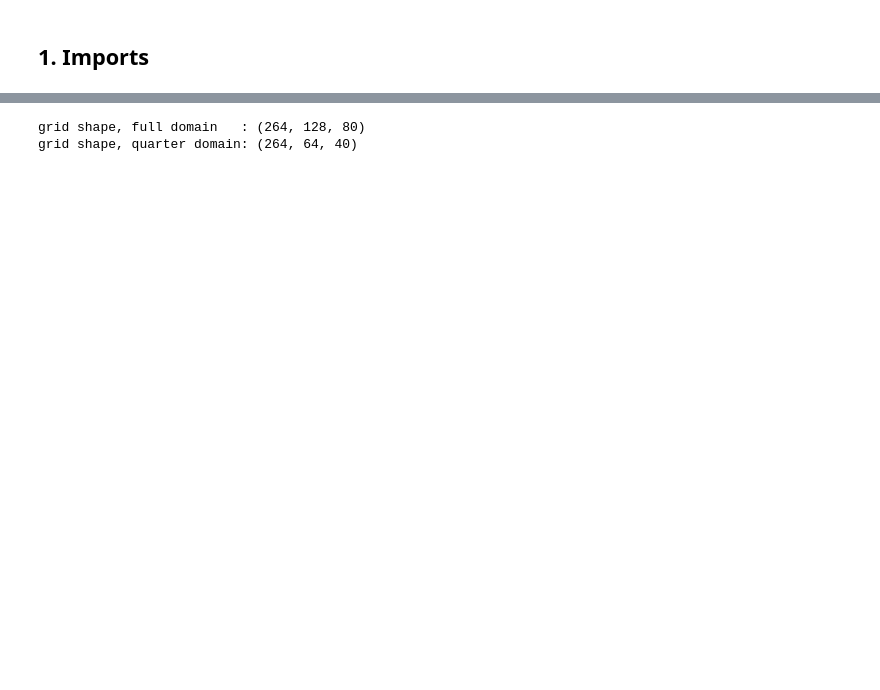
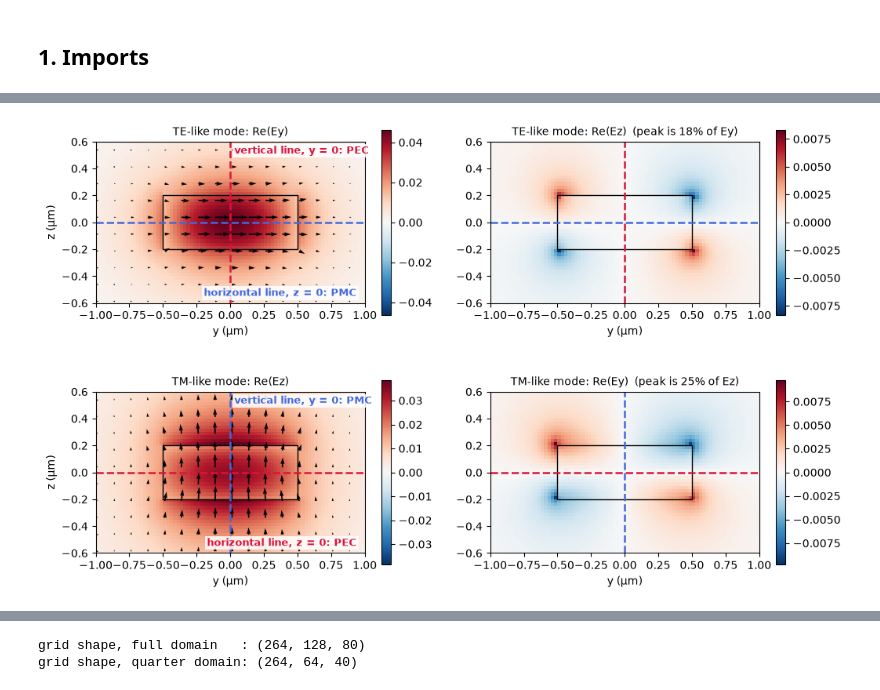
Before and after one commit to renaissancenerd/fdtdx-notebooks, a Jupyter notebook: advanced/02_simulation_symmetry.ipynb, the cells around one changed output, grey strips where cells are left out. Saved outputs shown, nothing was run; the diff lists cells and outputs as text; code cells hidden in the pictures; blank space fills up the shorter version.

```diff
--- a/advanced/02_simulation_symmetry.ipynb
+++ b/advanced/02_simulation_symmetry.ipynb
@@ -93,19 +70,0 @@ Afterwards `fdtdx.unfold_detector_states` mirrors the result back to the full vo
-# %%
-# A schematic of the waveguide cross-section (looking along the propagation direction x).
-fig, ax = plt.subplots(figsize=(5.2, 4))
-ax.add_patch(Rectangle((-0.5, -0.2), 1.0, 0.4, fc="#9ecae1", ec="k", lw=1.5))      # core
-ax.add_patch(Rectangle((0, 0), 0.9, 0.5, fc="#fdd49e", alpha=0.65, ec="none"))     # simulated quarter
-ax.axvline(0, color="crimson", ls="--", lw=2)
-ax.axhline(0, color="royalblue", ls="--", lw=2)
-ax.text(0.02, 0.56, "y = 0 plane: PEC wall (-1)", color="crimson", va="bottom", ha="left", fontsize=9)
-ax.text(0.92, 0.02, "z = 0 plane:\nPMC wall (+1)", color="royalblue", va="bottom", ha="right", fontsize=9)
-ax.text(-0.85, -0.45, "waveguide core: 1.0 µm x 0.4 µm", fontsize=9, ha="left", bbox=dict(fc="w", ec="none", pad=1))
-ax.text(0.45, 0.30, "simulated\nquarter", ha="center", va="center", fontsize=10, color="#a63603")
-ax.set_xlim(-0.9, 0.9)
-ax.set_ylim(-0.6, 0.75)
-ax.set_aspect("equal")
-ax.set_xlabel("y (µm)  -  width direction")
-ax.set_ylabel("z (µm)  -  thickness direction")
-ax.set_title("Cross-section: two mirror planes -> one quarter is enough")
-plt.tight_layout()
-plt.show()
@@ -113,0 +87,60 @@ plt.show()
+# %%
+# The two fundamental modes of the waveguide cross-section (the same core as the input waveguide below).
+# fdtdx.compute_mode is the mode solver that the mode source uses internally.
+dx_cs = 25e-9
+ny_cs, nz_cs = 128, 80
+eps_cs = np.full((1, ny_cs, nz_cs), 1.45**2)
+eps_cs[:, ny_cs // 2 - 20 : ny_cs // 2 + 20, nz_cs // 2 - 8 : nz_cs // 2 + 8] = 2.0**2
+inv_eps_cs = jnp.asarray(1.0 / eps_cs)[None]                  # shape (1, 1, ny, nz): one plane, propagation along x
+
+y_cs = (np.arange(ny_cs) + 0.5 - ny_cs / 2) * dx_cs * 1e6     # in µm
+z_cs = (np.arange(nz_cs) + 0.5 - nz_cs / 2) * dx_cs * 1e6
+sel_y, sel_z = np.abs(y_cs) < 1.0, np.abs(z_cs) < 0.6         # window around the core
+
+# (title, polarization filter, dominant component, weaker component, wall at y=0, wall at z=0)
+modes = [("TE-like mode", "te", "Ey", "Ez", "PEC", "PMC"), ("TM-like mode", "tm", "Ez", "Ey", "PMC", "PEC")]
+wall_color = {"PEC": "crimson", "PMC": "royalblue"}
+comp = {"Ex": 0, "Ey": 1, "Ez": 2}
+
+fig, axes = plt.subplots(2, 2, figsize=(10.5, 6.6))
+for row, (title, pol, main, other, wall_y, wall_z) in zip(axes, modes):
+    E, _, _ = fdtdx.compute_mode(
+        frequency=299_792_458.0 / 1.55e-6, inv_permittivities=inv_eps_cs, inv_permeabilities=1.0,
+        resolution=dx_cs, direction="+", mode_index=0, filter_pol=pol,
+    )
+    E = np.asarray(E)[:, 0]                                   # shape (3, ny, nz)
+    ref = E[comp[main]]
+    phase = np.exp(-1j * np.angle(ref.flat[np.argmax(np.abs(ref))]))
+    for col, (ax, name) in enumerate(zip(row, (main, other))):
+        f = E[comp[name]]
+        f = f * np.exp(-1j * np.angle(f.flat[np.argmax(np.abs(f))]))
+        v = np.abs(f).max()
+        im = ax.pcolormesh(y_cs[sel_y], z_cs[sel_z], f.real[np.ix_(sel_y, sel_z)].T,
+                           cmap="RdBu_r", vmin=-v, vmax=v, shading="auto")
+        ax.add_patch(Rectangle((-0.5, -0.2), 1.0, 0.4, fill=False, ec="k", lw=1))
+        ax.axvline(0, color=wall_color[wall_y], ls="--", lw=1.8)
+        ax.axhline(0, color=wall_color[wall_z], ls="--", lw=1.8)
+        ax.set_aspect("equal")
+        ax.set_xlabel("y (µm)")
+        label = f"{title}: Re({name})"
+        if col == 1:
+            label += f"  (peak is {np.abs(f).max() / np.abs(ref).max():.0%} of {main})"
+        ax.set_title(label, fontsize=10)
+        plt.colorbar(im, ax=ax, shrink=0.8)
+        if col == 0:
+            step = 5
+            Y, Z = np.meshgrid(y_cs[sel_y][::step], z_cs[sel_z][::step], indexing="ij")
+            Ey_arrow = (E[1] * phase).real[np.ix_(sel_y, sel_z)][::step, ::step]
+            Ez_arrow = (E[2] * phase).real[np.ix_(sel_y, sel_z)][::step, ::step]
+            ax.quiver(Y, Z, Ey_arrow, Ez_arrow, color="k", angles="xy", scale_units="xy",
+                      scale=np.abs(E).max() / 0.12, width=0.005)
+            box = dict(fc="w", ec="none", alpha=0.85, pad=1.5)
+            ax.text(0.03, 0.57, f"vertical line, y = 0: {wall_y}", color=wall_color[wall_y], fontsize=9,
+                    fontweight="bold", va="top", ha="left", bbox=box)
+            ax.text(0.97, 0.03, f"horizontal line, z = 0: {wall_z}", color=wall_color[wall_z], fontsize=9,
+                    fontweight="bold", va="bottom", ha="right", bbox=box, transform=ax.transAxes)
+    row[0].set_ylabel("z (µm)")
+plt.tight_layout()
+plt.show()
+# %% [output]
+[figure, added]
```
Also changed, not shown: parts of 31 cells of this notebook.
